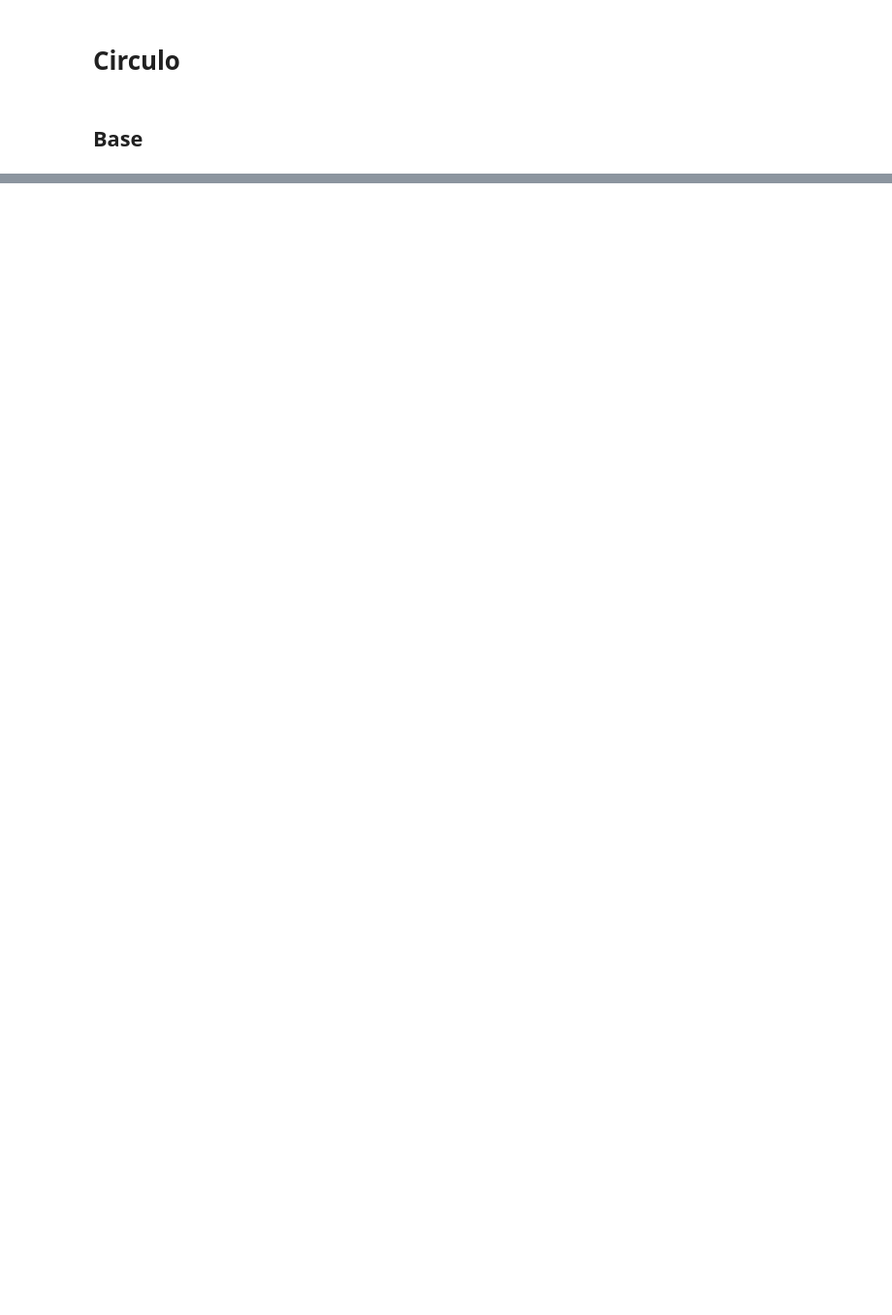
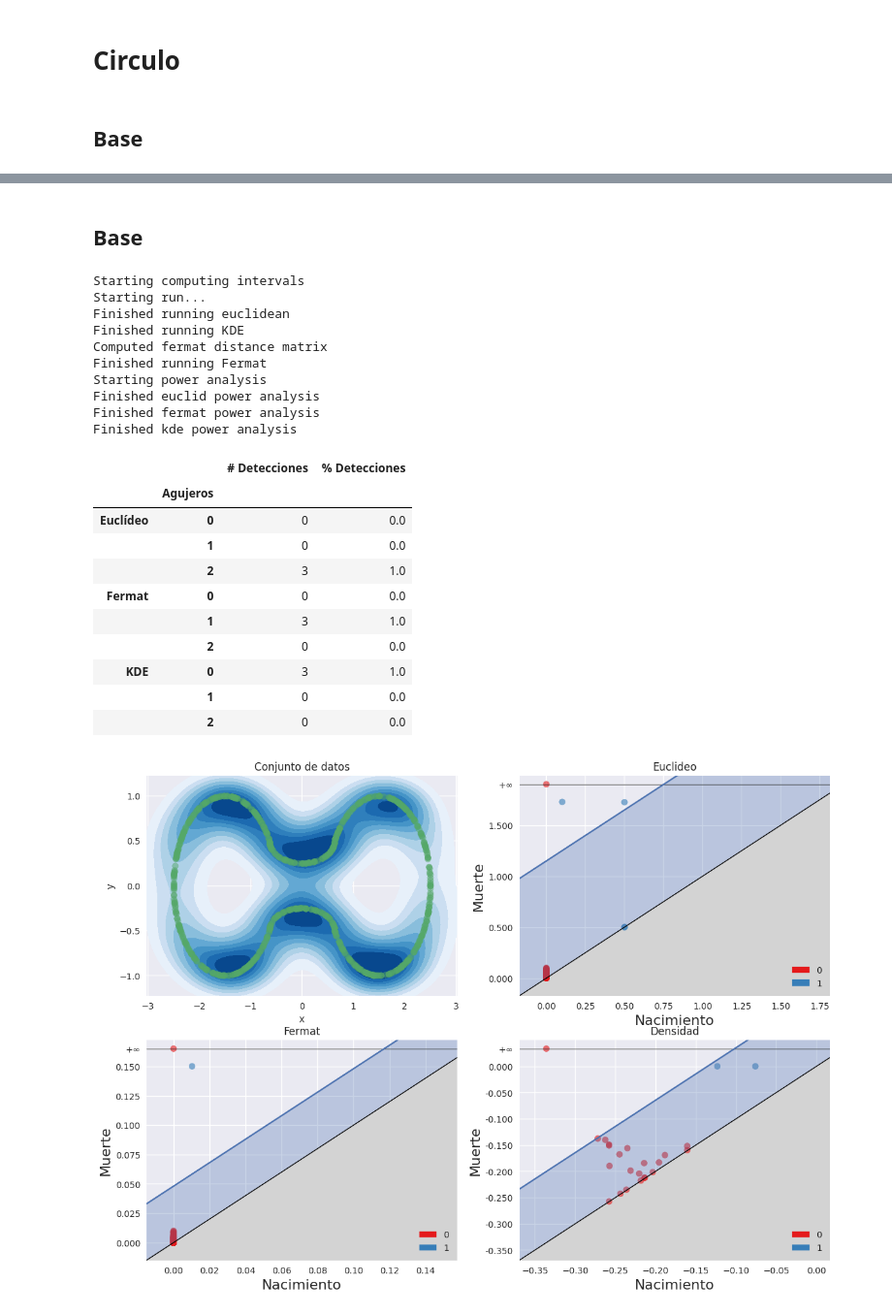
Before and after one commit to diegobatt/pytesis-memfce, a Jupyter notebook: exploration/Power-working.ipynb, the cells around one changed output, grey strips where cells are left out. Shown at 97% size. Saved outputs shown, nothing was run; the diff lists cells and outputs as text; code cells hidden in the pictures; blank space fills up the shorter version.

```diff
--- a/exploration/Power-working.ipynb
+++ b/exploration/Power-working.ipynb
@@ -188,0 +137,35 @@ result.table
+# %%
+n = 800
+bridge_height = 0.5
+sd = 0.025
+h = 0.15
+B = 3
+# %% [markdown]
+## Base
+# %%
+eyeglasses_factory = partial(eyeglasses, n=n, bridge_height=bridge_height)
+eyeglasses_results = run_all(eyeglasses_factory, h=h, B_power=B)
+eyeglasses_results.powers
+# %% [output]
+Starting computing intervals
+Starting run...
+Finished running euclidean
+Finished running KDE
+Computed fermat distance matrix
+Finished running Fermat
+Starting power analysis
+Finished euclid power analysis
+Finished fermat power analysis
+Finished kde power analysis
+|  |  | # Detecciones | % Detecciones |
+|  | Agujeros |  |  |
+| Euclídeo | 0 | 0 | 0.0 |
+|  | 1 | 0 | 0.0 |
+|  | 2 | 3 | 1.0 |
+| Fermat | 0 | 0 | 0.0 |
+|  | 1 | 3 | 1.0 |
+|  | 2 | 0 | 0.0 |
+| KDE | 0 | 3 | 1.0 |
+|  | 1 | 0 | 0.0 |
+|  | 2 | 0 | 0.0 |
+[figure, added]
```
Also changed, not shown: parts of 33 cells of this notebook, 2 other files.
